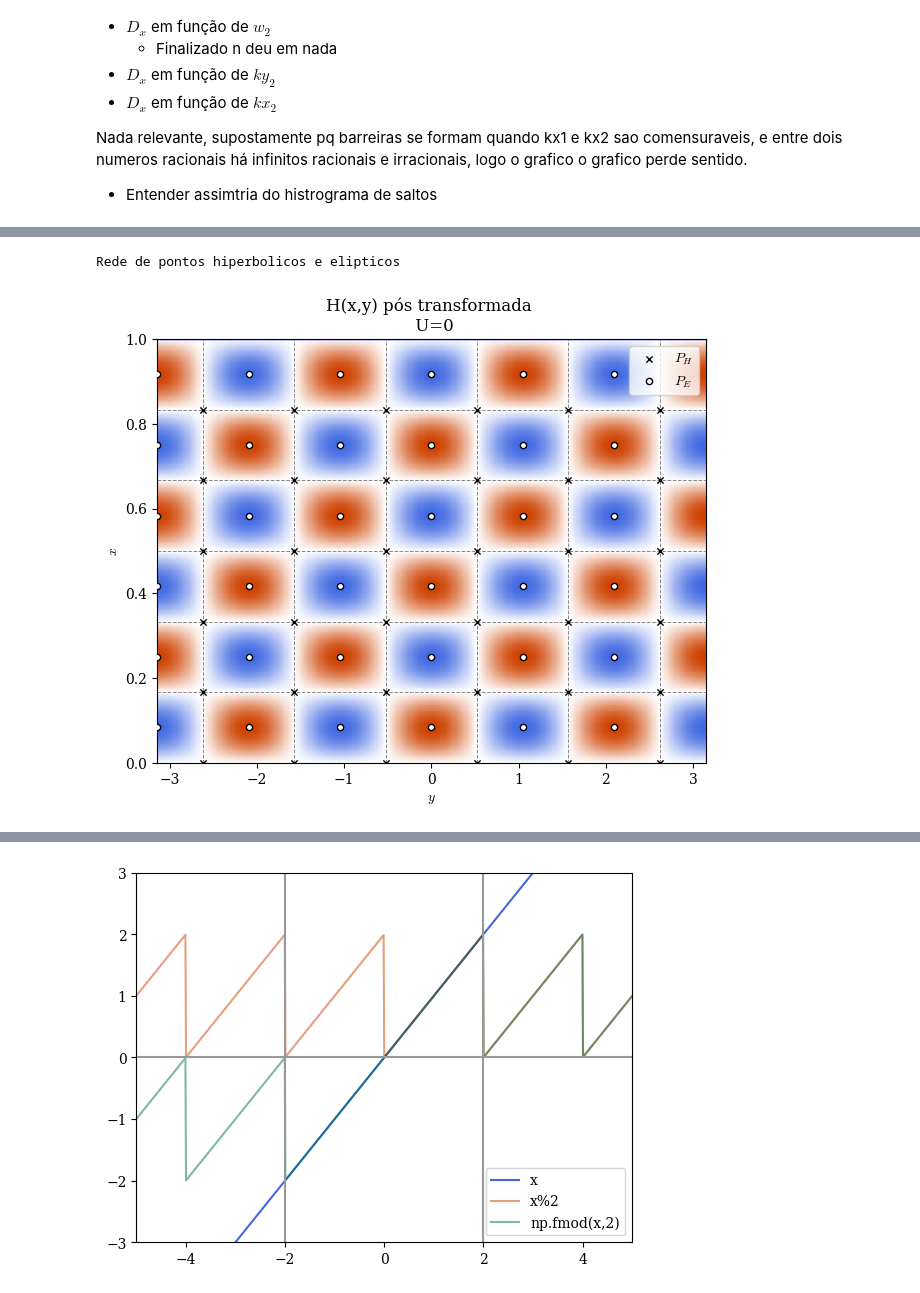
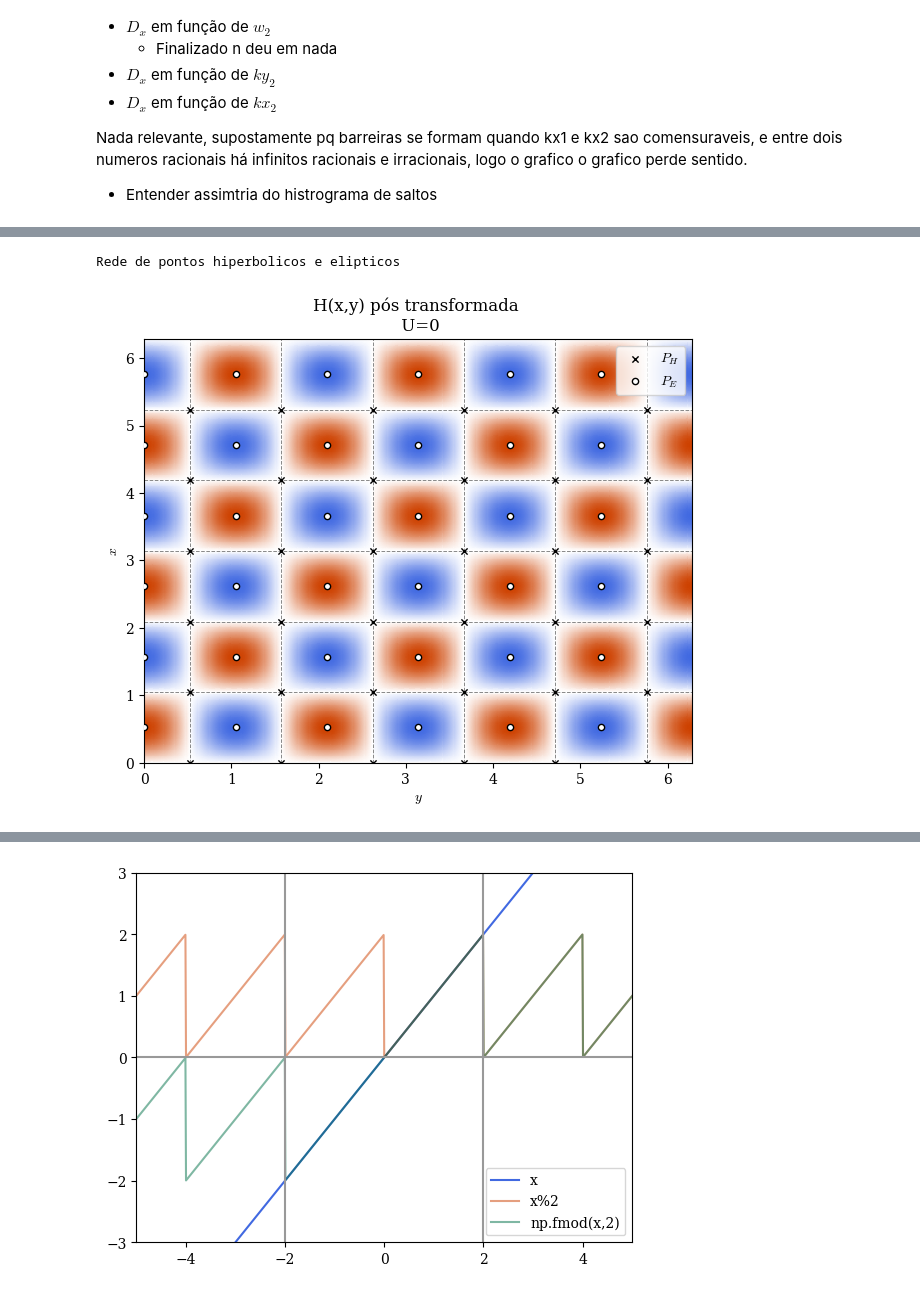
Before and after one commit to Farinha96br/git_douts, a Jupyter notebook: notas_usp.ipynb, the cells around one changed output, grey strips where cells are left out. Cells and saved outputs as stored; diff of their text form; code cells hidden in the pictures.

```diff
--- a/notas_usp.ipynb
+++ b/notas_usp.ipynb
@@ -40,12 +40,6 @@ cmap3 = matplotlib.colors.LinearSegmentedColormap.from_list("", ["#ffffff00",rgb
 # Variaveis que serao utilizadas:
 pi = 3.1415
 # Ly = 2pi e Lx = 1
-M = 6
-N = 3
-
-w = 3
-kx = M*pi
-ky = N
 # %% [markdown]
 # Notas a respeito do hamiltoniano
 
@@ -79,14 +97,21 @@ $H(x,y,t) = \phi_0(x) + A_1 sen(k_{x1}x)cos(k_{y1}y - \omega_1 t)$
 plt.ioff()
 plt.clf
 plt.close()
+
+
+w = 3
+kx = 3
+ky = 3
+
+
 def H1(grid_x,grid_y,t,A,w,ky,kx):
     return A*np.sin(kx*grid_x)*np.cos(ky*grid_y-w*t)
 
 fig, ax = plt.subplots()
 fig.set_size_inches(18*0.393, 14*0.393) # diminuir na metade p
 
-x = np.linspace(0,1,300)
-y = np.linspace(-pi,pi,300)
+x = np.linspace(0,2*np.pi,300)
+y = np.linspace(0,2*np.pi,300)
 grid_x, grid_y = np.meshgrid(x,y)
 
 
@@ -113,69 +138,71 @@ HTML(anim.to_html5_video())
 def H1(grid_x,grid_y,t,A,w,ky,kx):
     return A*np.sin(kx*grid_x)*np.cos(ky*grid_y-w*t)
 
+def drawgrid(ax,M,N):
+    for m in range(0,2*M+1): #kx
+        ax.axhline(np.pi*m/M, color = '#888888', linestyle = "--", linewidth = 0.7, zorder = 2)
+    for n in range(0,2*N): #ky
+        ax.axvline((2*n+1)*pi/(2*N), color = '#888888', linestyle = "--", linewidth = 0.7, zorder = 2)
+
 plt.ioff()
 plt.clf
 plt.close()
+
+
+w = 3
+kx = 3
+ky = 3
 
 fig, ax = plt.subplots()
 fig.set_size_inches(18*0.393, 14*0.393) # diminuir na metade p
 ax.set_ylabel("$x$")
 ax.set_xlabel("$y$")
-ax.set_ylim(0,1)
-ax.set_xlim(-pi,pi)
-
-# Demarca os limites
-ax.axhline(1, color = 'b', linestyle = "-", linewidth = 1)
-
-
-# Desenha os limites das células
-for m in range(0,M+1):
-    ax.axhline(m/M, color = '#888888', linestyle = "--", linewidth = 0.7, zorder = 2)
-for n in range(-N,N):
-    ax.axvline((2*n+1)*pi/(2*N), color = '#888888', linestyle = "--", linewidth = 0.7, zorder = 2)
-
+ax.set_ylim(0,2*np.pi)
+ax.set_xlim(0,2*np.pi)
 
 ## Fas o contorno colorido
-x = np.linspace(0,1,500)
-y = np.linspace(-pi,pi,500)
+x = np.linspace(0,2*np.pi,500)
+y = np.linspace(0,2*np.pi,500)
 grid_x, grid_y = np.meshgrid(x,y)
 ax.pcolormesh(grid_y, grid_x,H1(grid_x,grid_y,0,1,w,ky,kx),cmap=cmap)
 
+drawgrid(ax,kx,ky) # desenha o limite das celulas
 #ax.contour(grid_y, grid_x,H1(grid_x,grid_y,0,1,w,ky,kx),cmap=cmap, levels = 9)
-
-
-
 
 
 ## Pontos Hiperbolicos PH
 x = np.array([])
 y = np.array([])
-for m in range(0,M):
-    x = np.append(x,m/M)
-for n in range(-N,N):
+for m in range(0,2*M):
+    x = np.append(x,m*pi/M)
+for n in range(0,2*N):
     y = np.append(y,(2*n+1)*pi/(2*N))
 grid_x, grid_y = np.meshgrid(x,y)
+
 ax.scatter(grid_y,grid_x, s = 20, color = '#000000',marker="x",linewidth = 1, edgecolor = "#ffffff", zorder = 3, label = r"$P_H$")
 
 
 ## Pontos Elipticos PE
 x = np.array([])
 y = np.array([])
-for m in range(0,M):
-    x = np.append(x,(2*m+1)/(2*M))
-for n in range(-N,N):
+for m in range(0,2*M):
+    x = np.append(x,np.pi*(2*m+1)/(2*M))
+for n in range(0,2*N):
     y = np.append(y,n*pi/N)
+
+
+
 grid_x, grid_y = np.meshgrid(x,y)
 ax.scatter(grid_y,grid_x, s = 20, color = '#ffffff',edgecolor = "black", zorder = 3, label = r"$P_E$")
 
 print("Rede de pontos hiperbolicos e elipticos")
 ax.set_title("H(x,y) pós transformada \n U=0")
 ax.legend()
 plt.show()
 plt.close()
 # %% [output]
 Rede de pontos hiperbolicos e elipticos
-[figure, old version]
+[figure, new version]
 # %%
 # Animçao do que acontece para duas onda
 
```
Also changed, not shown: parts of 1 cell of this notebook.
